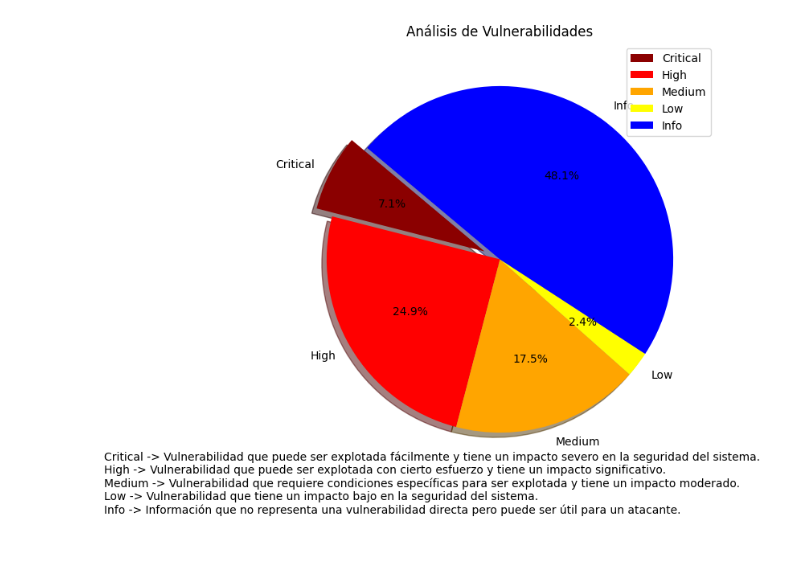
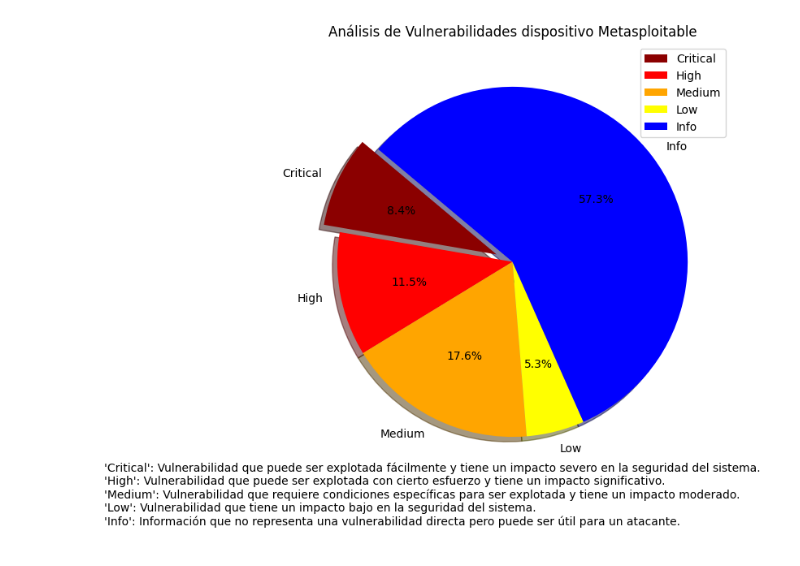
Before and after one commit to vicevil77/CIBERSEGURIDAD_THEBRIDGE, a Jupyter notebook: GENERAL_TEAM_CHALLENGES/RETO_4/imagen.ipynb, the cells around one changed output. Cells and saved outputs as stored; diff of their text form; code cells hidden in the pictures.

```diff
--- a/GENERAL_TEAM_CHALLENGES/RETO_4/imagen.ipynb
+++ b/GENERAL_TEAM_CHALLENGES/RETO_4/imagen.ipynb
@@ -1,35 +1,35 @@
 # %%
 import matplotlib.pyplot as plt
 
 # Datos de las vulnerabilidades
 labels = ['Critical', 'High', 'Medium', 'Low', 'Info']
-sizes = [24, 84, 59, 8, 162]
+sizes = [11, 15, 23, 7, 75]
 colors = ['#8B0000', '#FF0000', '#FFA500', '#FFFF00', '#0000FF']
 explode = (0.1, 0, 0, 0, 0)  # Solo "explota" la primera porción (Critical)
 
 # Crear el gráfico circular
 plt.figure(figsize=(10, 7))
 plt.pie(sizes, explode=explode, labels=labels, colors=colors, autopct='%1.1f%%',
         shadow=True, startangle=140)
-plt.title('Análisis de Vulnerabilidades')
+plt.title('Análisis de Vulnerabilidades dispositivo Metasploitable')
 
 # Añadir la leyenda
 plt.legend(labels, loc="best")
 
 # Añadir la definición de cada etiqueta
 definitions = """
-Critical -> Vulnerabilidad que puede ser explotada fácilmente y tiene un impacto severo en la seguridad del sistema.
-High -> Vulnerabilidad que puede ser explotada con cierto esfuerzo y tiene un impacto significativo.
-Medium -> Vulnerabilidad que requiere condiciones específicas para ser explotada y tiene un impacto moderado.
-Low -> Vulnerabilidad que tiene un impacto bajo en la seguridad del sistema.
-Info -> Información que no representa una vulnerabilidad directa pero puede ser útil para un atacante.
+'Critical': Vulnerabilidad que puede ser explotada fácilmente y tiene un impacto severo en la seguridad del sistema.
+'High': Vulnerabilidad que puede ser explotada con cierto esfuerzo y tiene un impacto significativo.
+'Medium': Vulnerabilidad que requiere condiciones específicas para ser explotada y tiene un impacto moderado.
+'Low': Vulnerabilidad que tiene un impacto bajo en la seguridad del sistema.
+'Info': Información que no representa una vulnerabilidad directa pero puede ser útil para un atacante.
 """
-plt.gcf().text(0.02, 0.02, definitions, fontsize=10)
+plt.gcf().text(0.01, 0.01, definitions, fontsize=10)
 
 # Mostrar el gráfico
 plt.show()
 # %% [output]
-[figure, old version]
+[figure, new version]
 # %%
 import matplotlib.pyplot as plt
 
```
Also changed, not shown: parts of 2 cells of this notebook, 7 other files.
